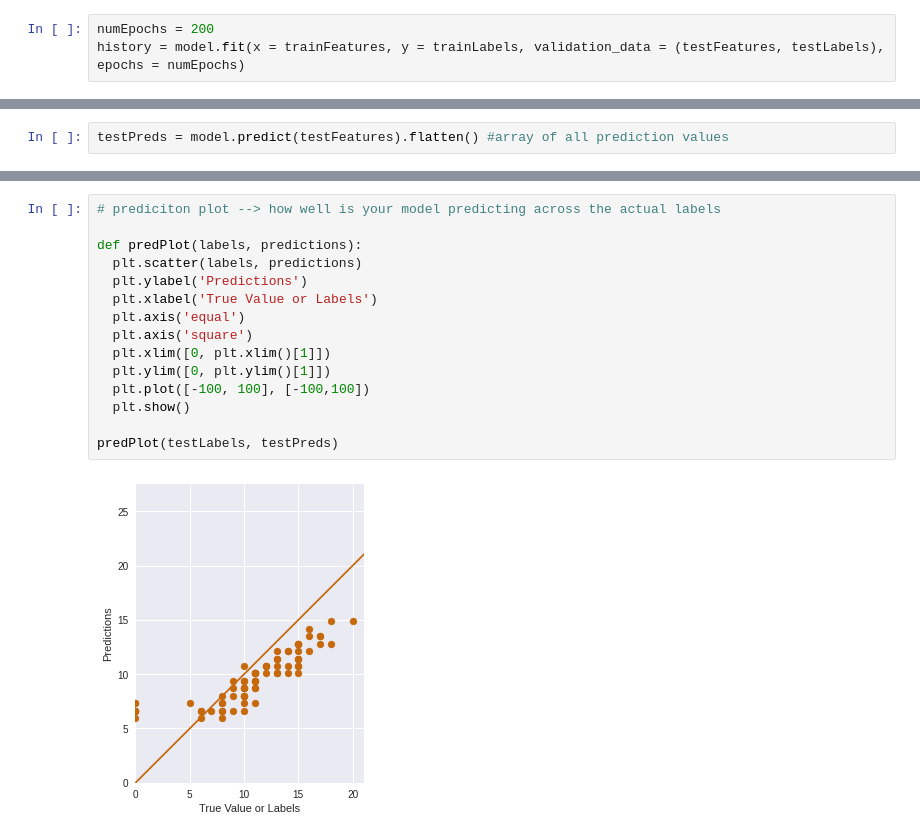
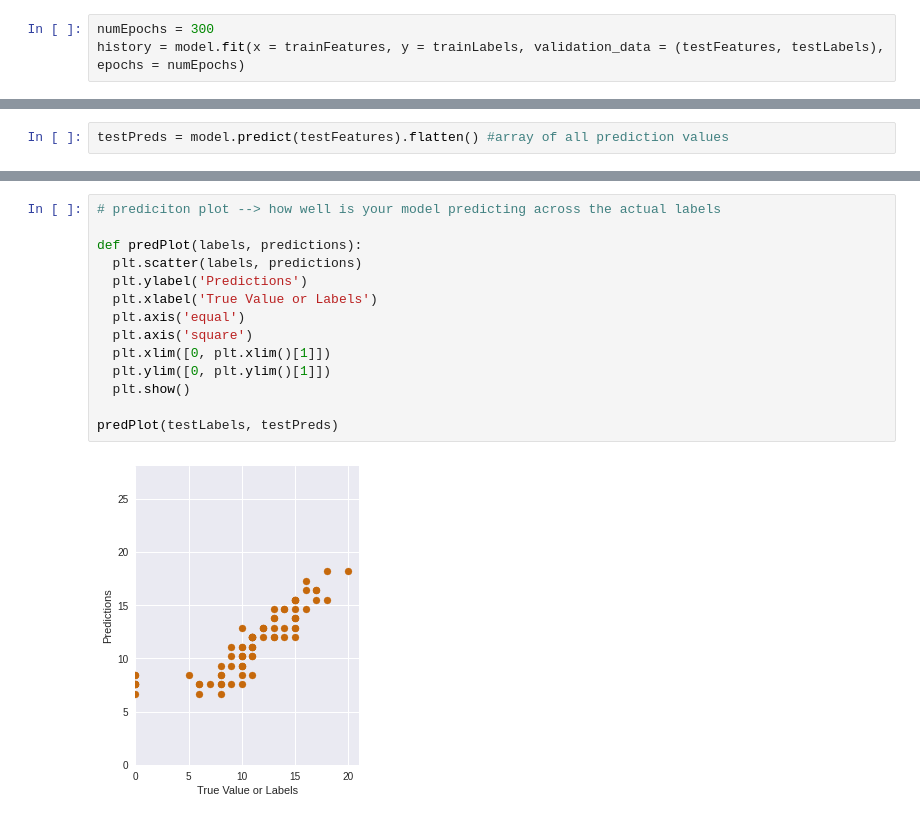
Before and after one commit to shivanishimpi/MLnow_2.0, a Jupyter notebook: 03_LinearRegression/3a_Univariate.ipynb, the cells around one changed output, grey strips where cells are left out. Cells and saved outputs as stored; diff of their text form.

```diff
--- a/03_LinearRegression/3a_Univariate.ipynb
+++ b/03_LinearRegression/3a_Univariate.ipynb
@@ -216,5 +219,5 @@ model.compile(
 )
 # %%
-numEpochs = 200
+numEpochs = 300
 history = model.fit(x = trainFeatures, y = trainLabels, validation_data = (testFeatures, testLabels), epochs = numEpochs)
 # %% [output]
@@ -269,20 +355,19 @@ testPreds = model.predict(testFeatures).flatten() #array of all prediction value
 # %%
 # prediciton plot --> how well is your model predicting across the actual labels
 
 def predPlot(labels, predictions):
   plt.scatter(labels, predictions)
   plt.ylabel('Predictions')
   plt.xlabel('True Value or Labels')
   plt.axis('equal')
   plt.axis('square')
   plt.xlim([0, plt.xlim()[1]])
   plt.ylim([0, plt.ylim()[1]])
-  plt.plot([-100, 100], [-100,100])
   plt.show()
 
 predPlot(testLabels, testPreds)
 # %% [output]
-[figure, old version]
+[figure, new version]
 # %%
 #error plot --> gaussian distribution
 
```
Also changed, not shown: parts of 11 cells of this notebook.
